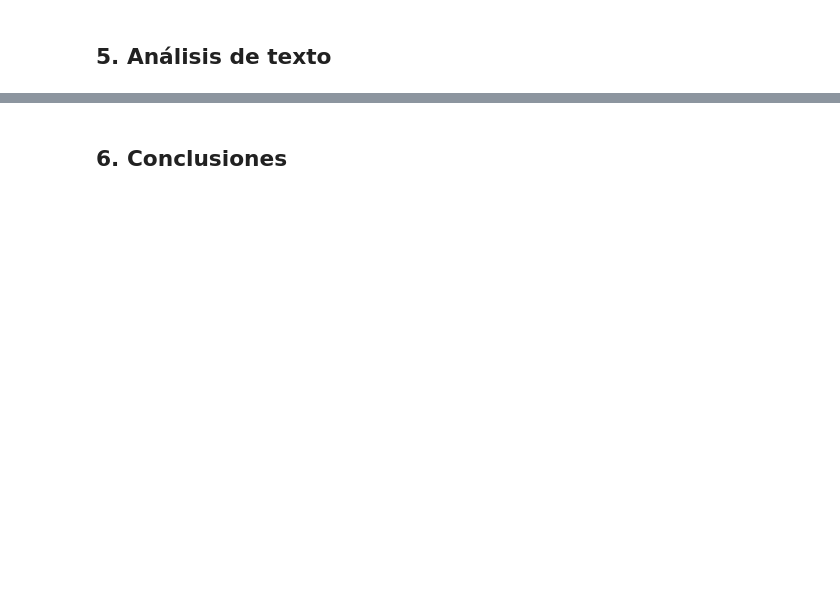
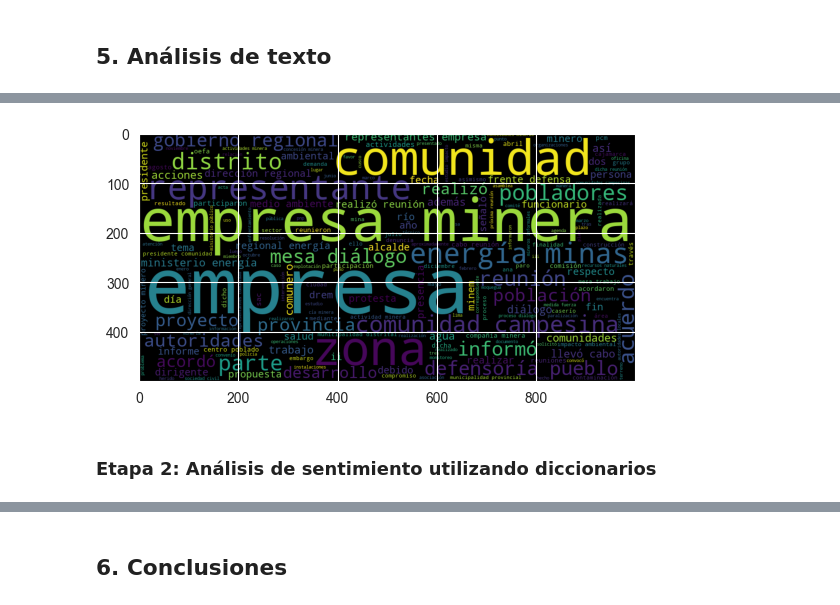
Before and after one commit to cesarnunezh/Diplomado_PUCP, a Jupyter notebook: Intro a NLP/Trabajo final NLP.ipynb, the cells around one changed output, grey strips where cells are left out. Cells and saved outputs as stored; diff of their text form; code cells hidden in the pictures; blank space fills up the shorter version.

```diff
--- a/Intro a NLP/Trabajo final NLP.ipynb
+++ b/Intro a NLP/Trabajo final NLP.ipynb
@@ -15,0 +94,16 @@
+# %%
+def cleanPunctNotHyphen(doc):
+    return re.sub(r'[",",".",":",";","'",'"',"(",")"]','', doc)
+
+def tokenize(doc):
+    return doc.split()
+
+def lowerCase(list):
+    return [word.lower() for word in list]
+
+def stopWords(list):
+    stop= stopwords.words("spanish")
+    return [word for word in list if word not in stop]
+
+def cleanUpSteps(doc):
+    return stopWords(lowerCase(tokenize(cleanPunctNotHyphen(doc))))
@@ -15,0 +119,12 @@
+# %%
+docTermDictionary = {}
+for i, obs in enumerate(dfExpresiones['InfoExpresión']):
+    cleanObs = cleanUpSteps(obs)
+    for word in cleanObs:
+        if word in docTermDictionary.keys():
+            docTermDictionary[word] += 1
+        else:
+            docTermDictionary[word] = 1
+
+del obs, cleanObs, word, i
+docTermDictionary
@@ -15,0 +149,16 @@
+# %%
+listTerms = []
+for obs in dfExpresiones['InfoExpresión']:
+    for word in cleanUpSteps(obs):
+        listTerms.append(word)
+
+unique_string=(" ").join(listTerms)
+
+wordcloud = WordCloud(width = 1000, height = 500).generate(unique_string)
+plt.imshow(wordcloud)
+
+del unique_string, wordcloud, word, obs, listTerms
+# %% [output]
+[figure, added]
+# %% [markdown]
+### Etapa 2: Análisis de sentimiento utilizando diccionarios
```
Also changed, not shown: parts of 18 cells of this notebook, 9 other files.
